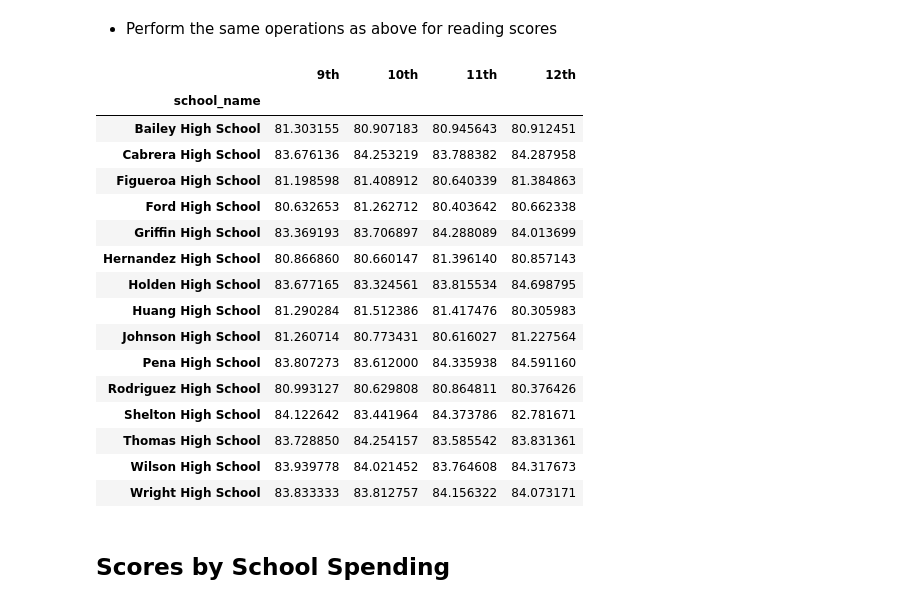
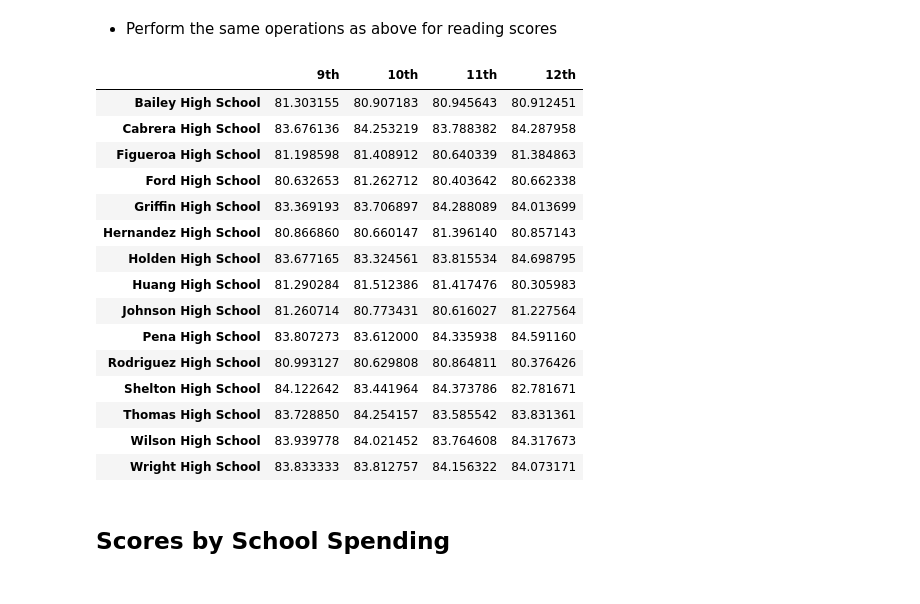
Before and after one commit to ReidP31/pandas-challenge, a Jupyter notebook: PyCitySchools/PyCitySchools_FinalDraft.ipynb, the cells around one changed output. Drawn from its saved outputs; the diff is of its cells as text; code cells hidden in the pictures.

```diff
--- a/PyCitySchools/PyCitySchools_FinalDraft.ipynb
+++ b/PyCitySchools/PyCitySchools_FinalDraft.ipynb
@@ -276,34 +276,34 @@ grpd_Ninth_Grade_RS = Ninth_Grade_RS.groupby('school_name')
 grpd_Ninth_Grade_RS = grpd_Ninth_Grade_RS['reading_score'].mean()
 
 
 # Average 10th Grade Reading scores by School
 Tenth_Grade_RS = school_data_complete.loc[school_data_complete["grade"] == "10th", :]
 grpd_Tenth_Grade_RS = Tenth_Grade_RS.groupby('school_name')
 grpd_Tenth_Grade_RS = grpd_Tenth_Grade_RS['reading_score'].mean()
 
 
 # Average 11th Grade Reading scores by School
 Eleventh_Grade_RS = school_data_complete.loc[school_data_complete["grade"] == "11th", :]
 grpd_Eleventh_Grade_RS = Eleventh_Grade_RS.groupby('school_name')
 grpd_Eleventh_Grade_RS = grpd_Eleventh_Grade_RS['reading_score'].mean()
 
 
 # Average 12th Grade Reading scores by School
 Twelfth_Grade_RS = school_data_complete.loc[school_data_complete["grade"] == "12th", :]
 grpd_Twelfth_Grade_RS = Twelfth_Grade_RS.groupby('school_name')
 grpd_Twelfth_Grade_RS = grpd_Twelfth_Grade_RS['reading_score'].mean()
 
 # Create the Summary Data
 School_Avg_RS_by_Grade = {'9th': grpd_Ninth_Grade_RS, '10th': grpd_Tenth_Grade_RS,
                          '11th': grpd_Eleventh_Grade_RS, '12th': grpd_Twelfth_Grade_RS}
 
 # Create the DataFrame
 School_Avg_RS_by_Grade_df = pd.DataFrame(School_Avg_RS_by_Grade)
 
+del School_Avg_RS_by_Grade_df.index.name
 School_Avg_RS_by_Grade_df
 # %% [output]
 |  | 9th | 10th | 11th | 12th |
-| school_name |  |  |  |  |
 | Bailey High School | 81.303155 | 80.907183 | 80.945643 | 80.912451 |
 | Cabrera High School | 83.676136 | 84.253219 | 83.788382 | 84.287958 |
 | Figueroa High School | 81.198598 | 81.408912 | 80.640339 | 81.384863 |
```
Also changed, not shown: parts of 6 cells of this notebook, 1 other file.
